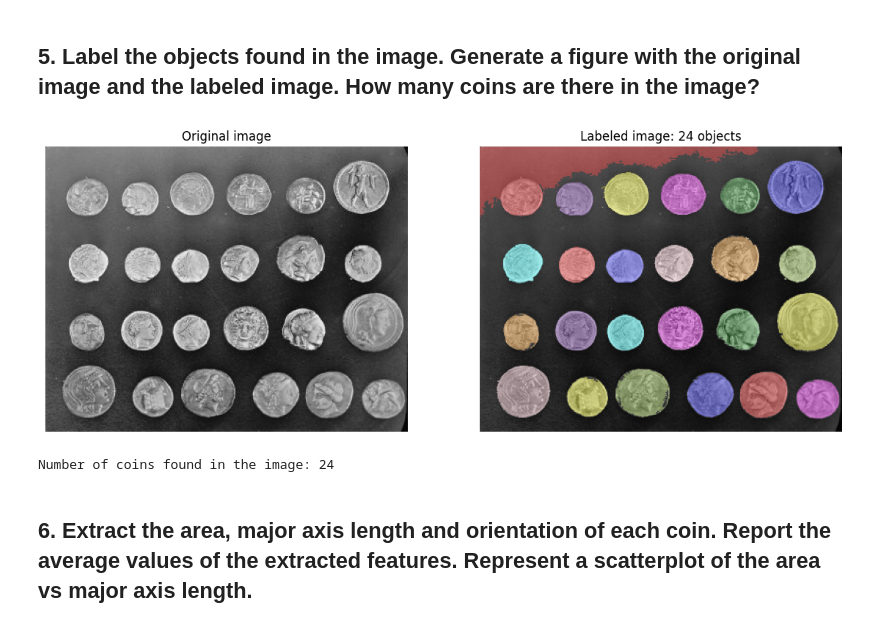
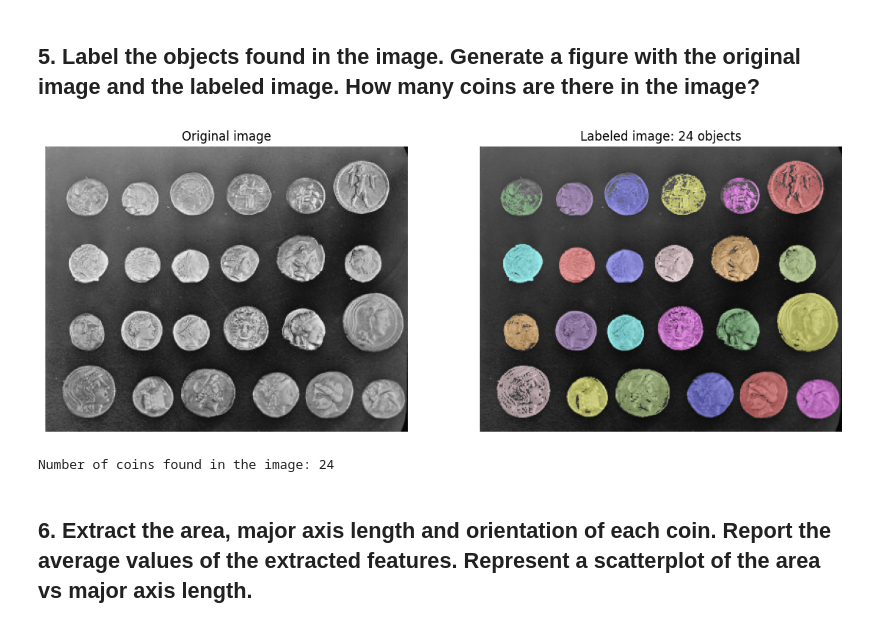
Before and after one commit to nhan123lise/Computer_Vision_Tirana, a Jupyter notebook: NguyenThiThanhNhan_Tirana_CV_Test.ipynb, the cells around one changed output. Saved outputs shown, nothing was run; the diff lists cells and outputs as text; code cells hidden in the pictures.

```diff
--- a/NguyenThiThanhNhan_Tirana_CV_Test.ipynb
+++ b/NguyenThiThanhNhan_Tirana_CV_Test.ipynb
@@ -108,0 +111,24 @@ Cluster centers (grayscale level): [ 60.3 154.6]
+# %%
+from skimage.morphology import white_tophat, disk
+# first remove the slowly-varying background with
+# the white TOP-HAT transform
+
+I_th = white_tophat(I, disk(50))
+
+v_I = I_th.reshape(-1, 1)               # reshape as N x 1 (one intensity feature per pixel)
+
+n_clus = 2
+kmeans = KMeans(n_clusters=n_clus, random_state=0, n_init=10).fit(v_I)
+v_kmeans = kmeans.predict(v_I)
+
+# Make sure the brighter cluster (the coins) is the foreground (label = 1):
+fg = int(np.argmax(kmeans.cluster_centers_.ravel()))
+seg = (v_kmeans == fg).reshape(I.shape)
+
+fig, ax = plt.subplots(1, 3, figsize=(16, 6))
+ax[0].imshow(I, cmap=plt.cm.gray);    ax[0].set_title('Original Image');             ax[0].axis('off')
+ax[1].imshow(I_th, cmap=plt.cm.gray); ax[1].set_title('White top-hat (background removed)'); ax[1].axis('off')
+ax[2].imshow(seg, cmap=plt.cm.gray);  ax[2].set_title('Segmentation (K-means with k={})'.format(n_clus)); ax[2].axis('off')
+plt.show()
+
+print('Cluster centers (grayscale level): {}'.format(np.round(kmeans.cluster_centers_.ravel(), 1)))
@@ -109,31 +138,30 @@ Cluster centers (grayscale level): [ 60.3 154.6]
 # %% [markdown]
 ## 5. Label the objects found in the image. Generate a figure with the original image and the labeled image. How many coins are there in the image?
 # %%
-from scipy import ndimage as ndi
 from skimage.measure import label, regionprops
 from skimage.color import label2rgb
 
-# Fill the holes inside the coins coming from the K-means segmentation
-bw = ndi.binary_fill_holes(seg)
+# Label the connected components (objects) of the K-means segmentation
+label_image, _ = label(seg, return_num=True)
 
-# First labelling of the connected components
-label_image, _ = label(bw, return_num=True)
-
+# Remove spurious small regions (area < 150 px) by re-labelling them as background,
 for p in regionprops(label_image):
     if p.area < 150:
         label_image[label_image == p.label] = 0
 
+# Re-label so that the coins get consecutive labels (1, 2, 3, ...)
 label_image, ncoins = label(label_image > 0, return_num=True)
 image_label_overlay = label2rgb(label_image, image=I, bg_label=0)
 
 fig, ax = plt.subplots(1, 2, figsize=(14, 6))
 ax[0].imshow(I, cmap=plt.cm.gray);    ax[0].set_title('Original image');                 ax[0].axis('off')
 ax[1].imshow(image_label_overlay);    ax[1].set_title('Labeled image: {} objects'.format(ncoins)); ax[1].axis('off')
 plt.show()
 
 print('Number of coins found in the image: {}'.format(ncoins))
+# The coins are arranged in a 4 x 6 grid, so the expected number of coins is 24.
 # %% [output]
-[figure, old version]
+[figure, new version]
 Number of coins found in the image: 24
 # %% [markdown]
 ## 6. Extract the area, major axis length and orientation of each coin. Report the average values of the extracted features. Represent a scatterplot of the area vs major axis length.
```
Also changed, not shown: parts of 5 cells of this notebook.
